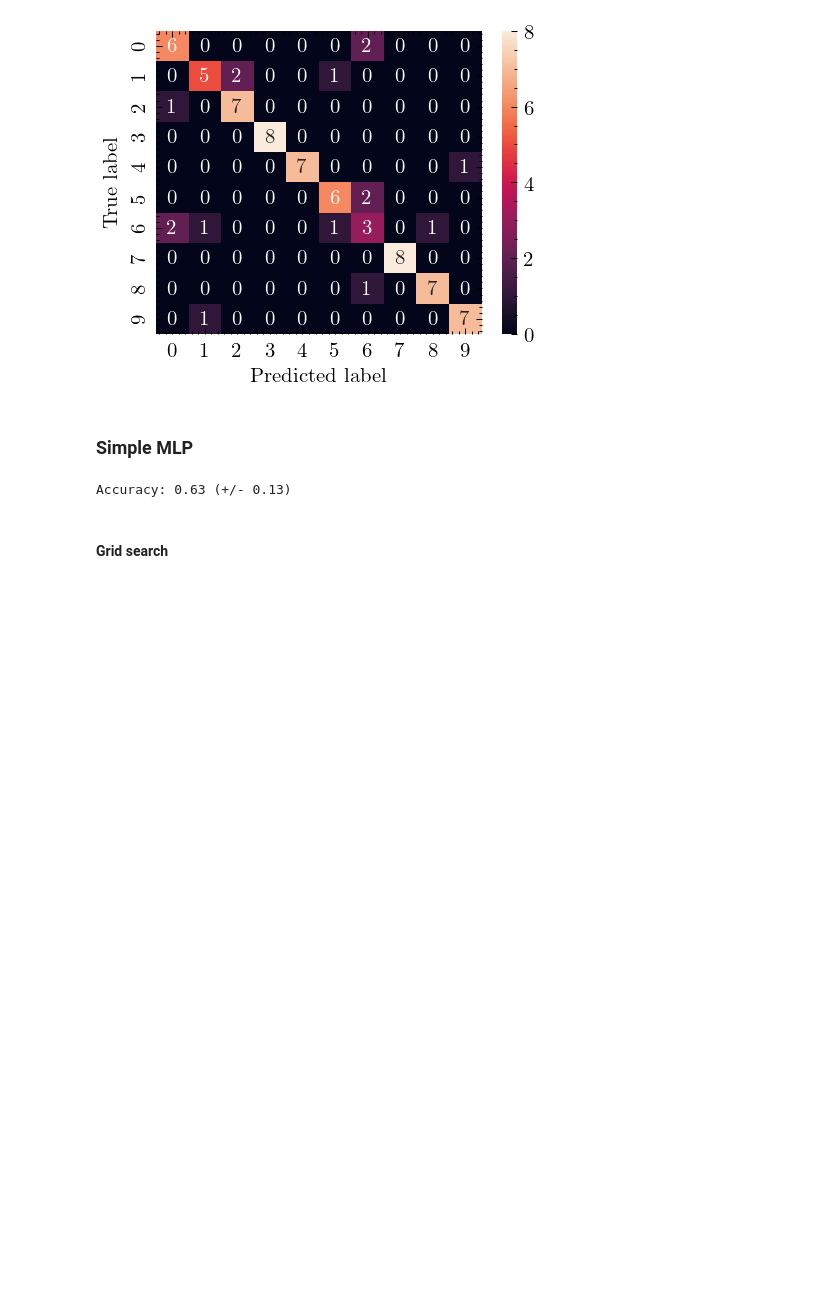
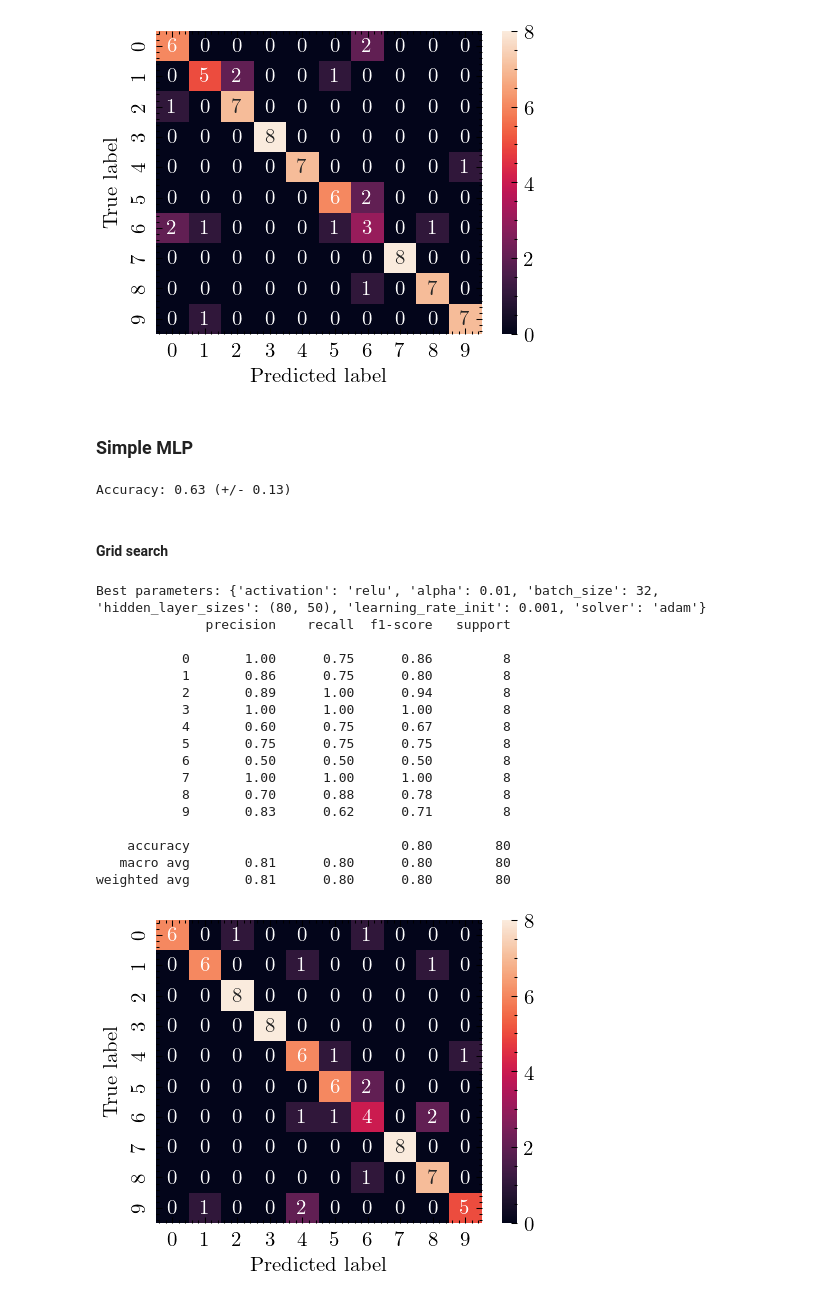
Before and after one commit to FilippoUslenghi/audio-pattern, a Jupyter notebook: project.ipynb, the cells around one changed output. Saved outputs shown, nothing was run; the diff lists cells and outputs as text; code cells hidden in the pictures; blank space fills up the shorter version.

```diff
--- a/project.ipynb
+++ b/project.ipynb
@@ -582,34 +582,53 @@ Accuracy: 0.63 (+/- 0.13)
 # %%
 # Grid search for MLP
 from sklearn.model_selection import GridSearchCV
 
 param_grid = {
-    "estimator__hidden_layer_sizes": [(80, 50), (80, 50, 50)],
-    "estimator__learning_rate_init": [0.01, 0.001],
-    "estimator__solver": ["adam", "sgd"],
-    "estimator__activation": ["relu", "tanh"],
-    "estimator__alpha": [0.0001, 0.001, 0.01],
-    "estimator__batch_size": [32, 64],
+    "hidden_layer_sizes": [(80), (80, 50), (80, 50, 50)],
+    "learning_rate_init": [0.01, 0.001],
+    "solver": ["adam", "sgd"],
+    "activation": ["relu", "tanh"],
+    "alpha": [0.0001, 0.001, 0.01],
+    "batch_size": [32, 64],
 }
 
 clf = MLPClassifier(
     max_iter=5000,
     n_iter_no_change=10,
     random_state=SEED,
 )
 
 grid_search = GridSearchCV(
     clf, param_grid, refit=True, cv=5, scoring="accuracy", n_jobs=-1
 )
 grid_search.fit(X_train, y_train)
 print(f"Best parameters: {grid_search.best_params_}")
 pd.DataFrame(grid_search.cv_results_).to_csv("mlp_grid_search.csv", index=False)
 
 y_pred = grid_search.predict(X_test)
 print(classification_report(y_test, y_pred))
 
 plt.figure(dpi=150)
 sns.heatmap(confusion_matrix(y_test, y_pred), annot=True)
 plt.xlabel("Predicted label")
 plt.ylabel("True label")
 plt.show()
+# %% [output]
+Best parameters: {'activation': 'relu', 'alpha': 0.01, 'batch_size': 32, 'hidden_layer_sizes': (80, 50), 'learning_rate_init': 0.001, 'solver': 'adam'}
+              precision    recall  f1-score   support
+
+           0       1.00      0.75      0.86         8
+           1       0.86      0.75      0.80         8
+           2       0.89      1.00      0.94         8
+           3       1.00      1.00      1.00         8
+           4       0.60      0.75      0.67         8
+           5       0.75      0.75      0.75         8
+           6       0.50      0.50      0.50         8
+           7       1.00      1.00      1.00         8
+           8       0.70      0.88      0.78         8
+           9       0.83      0.62      0.71         8
+
+    accuracy                           0.80        80
+   macro avg       0.81      0.80      0.80        80
+weighted avg       0.81      0.80      0.80        80
+[figure, added]
```
Also changed, not shown: parts of 2 cells of this notebook, 1 other file.
